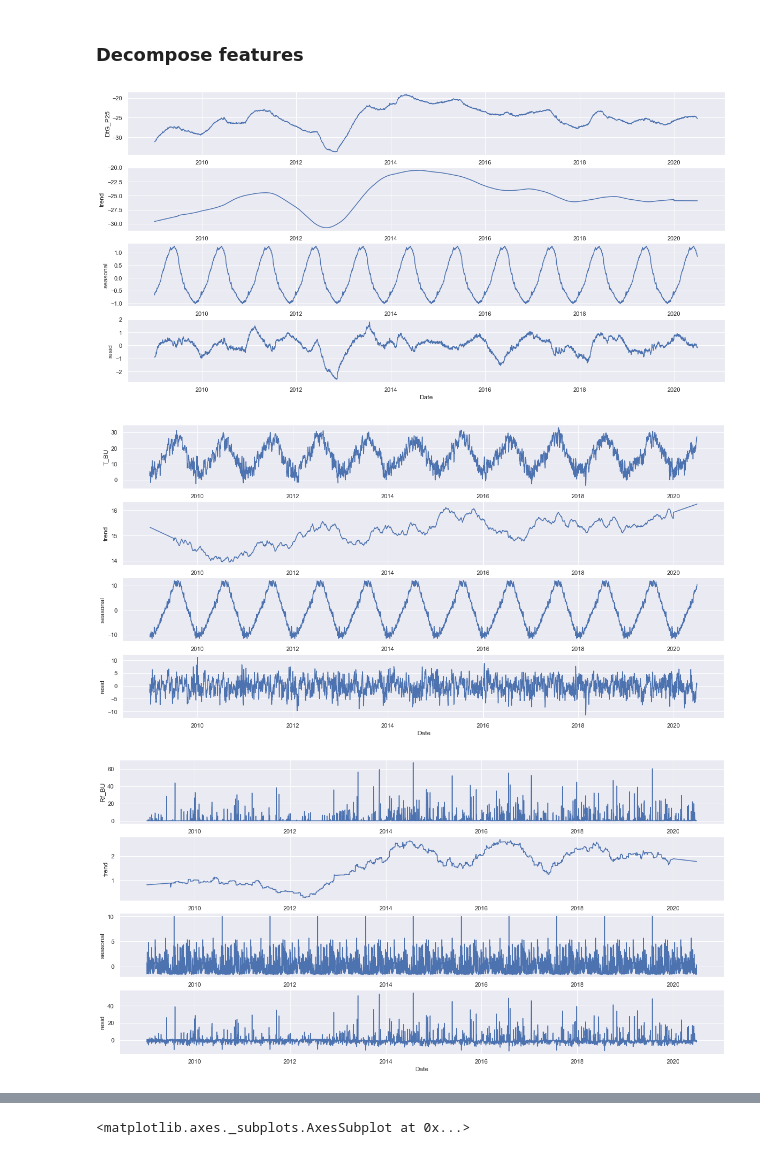
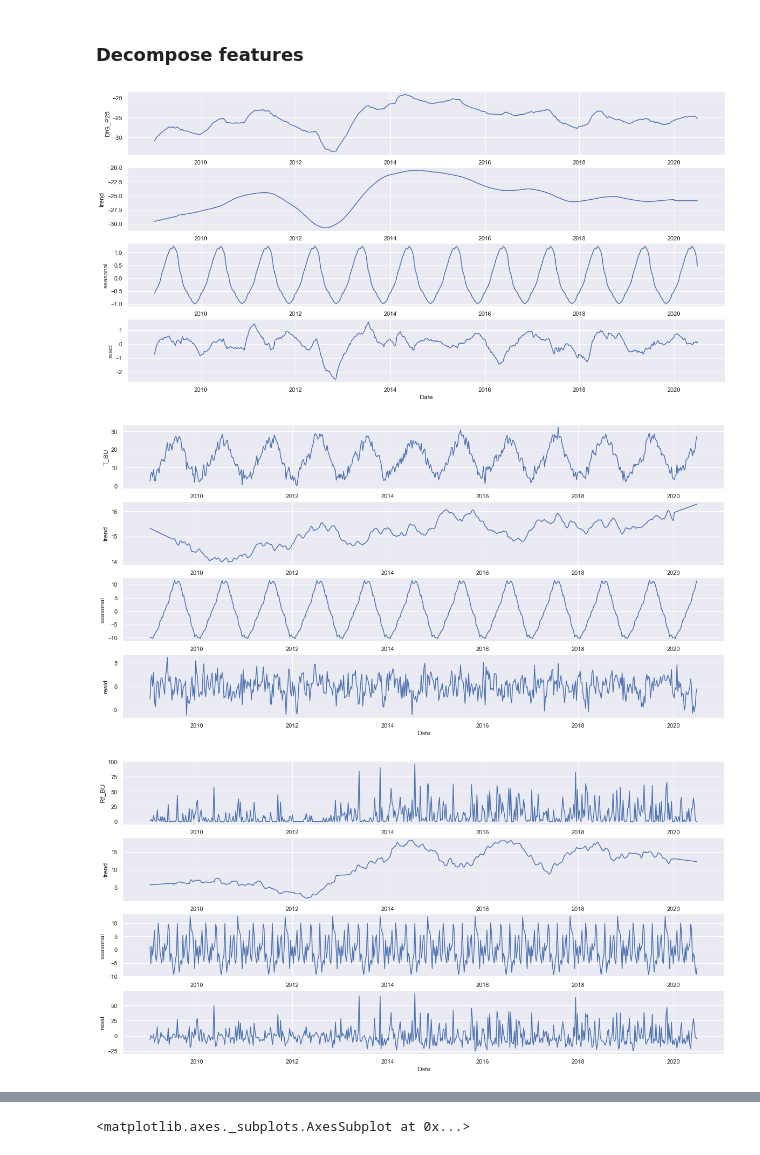
Before and after one commit to mfriebel/waterlevel_prediction, a Jupyter notebook: eda_Petrignano_2.ipynb, the cells around one changed output, grey strips where cells are left out. Drawn from its saved outputs; the diff is of its cells as text; code cells hidden in the pictures.

```diff
--- a/eda_Petrignano_2.ipynb
+++ b/eda_Petrignano_2.ipynb
@@ -33,6 +39,7 @@ def plot_time_series(dataframe, min_date, max_date, size):
     plt.show()
 # %%
 df = pd.read_csv("./data/Aquifer_Petrignano.csv", index_col=0, parse_dates=True, dayfirst=True)
+df.index.freq = 'D'
 # %%
 print(df.columns)
 columns = ['Rf_BU', 'DtG_P24', 'DtG_P25', 'T_BU', 'T_Pe', 'V_Pe', 'H_FCP']
@@ -190,7 +197,8 @@ col_mean = ['DtG_P25', 'H_FCP', 'V_Pe', 'T_BU']
 col_sum = ['Rf_BU']
 df_weekly = df_imputed[col_mean].resample('7D').mean()
 df_weekly['Rf_BU'] = df_imputed[col_sum].resample('7D').sum()
-df_weekly = df_imputed.loc['2009':]
+df_weekly = df_weekly.loc['2009':]
+df_weekly['timestep'] = range(len(df_weekly.index))
 # %% [markdown]
 ### Decompose features
 # %%
@@ -205,18 +213,18 @@ def decompose_features(series, per):
 
     return results
 # %%
-y_decompose = decompose_features(df_weekly['DtG_P25'], 365)
+y_decompose = decompose_features(df_weekly['DtG_P25'], 52)
 # %% [output]
-[figure, old version]
+[figure, new version]
 # %%
 temp = df_weekly['T_BU']
-temp_decompose = decompose_features(temp, 365)
+temp_decompose = decompose_features(temp, 52)
 # %% [output]
-[figure, old version]
+[figure, new version]
 # %%
 rainfall = df_weekly['Rf_BU']
-rainfall_decompose = decompose_features(rainfall, 365)
+rainfall_decompose = decompose_features(rainfall, 52)
 # %% [output]
-[figure, old version]
+[figure, new version]
 # %%
 extraction = df_weekly['V_Pe']
```
Also changed, not shown: parts of 83 cells of this notebook.
